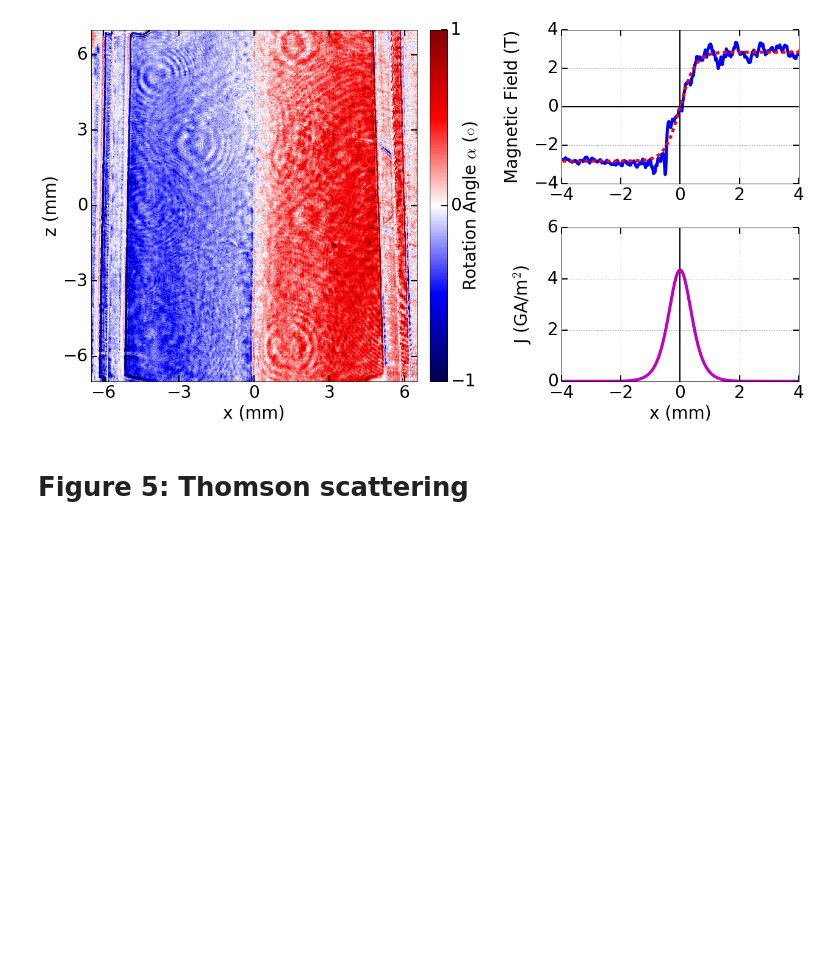
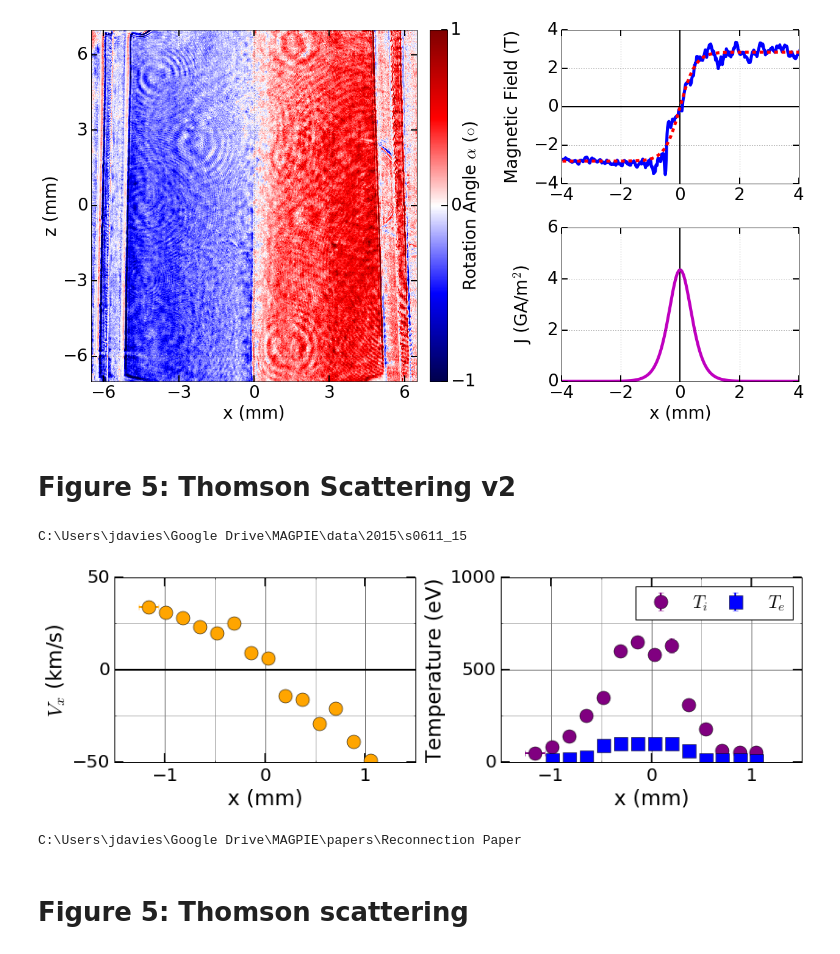
Before and after one commit to jdhare/magpie-analysis, a Jupyter notebook: Figures for Reconnection Paper.ipynb, the cells around one changed output. Cells and saved outputs as stored; diff of their text form; code cells hidden in the pictures; blank space fills up the shorter version.

```diff
--- a/Figures for Reconnection Paper.ipynb
+++ b/Figures for Reconnection Paper.ipynb
@@ -360,3 +360,9 @@ with open(filename+'.txt', 'w', newline='') as file:
     cwriter.writerow(headings)
     for f in data:
         cwriter.writerow(f)
+# %% [markdown]
+# Figure 5: Thomson Scattering v2
+# %%
+cd "~\Google Drive\MAGPIE\data\2015\s0611_15"
+# %% [output]
+C:\Users\jdavies\Google Drive\MAGPIE\data\2015\s0611_15
@@ -362,0 +436,66 @@ with open(filename+'.txt', 'w', newline='') as file:
+# %%
+x_mm=x*1e3
+x_err=np.zeros_like(x_mm)+0.1
+ms=15
+lfs=23
+tfs=20
+elw=2
+
+fig, ax=plt.subplots(1,2,sharex=True,figsize=(12,4))
+
+#single x error_bar per plot
+
+ax[0].errorbar(x_mm[0], xerr=x_err[0], y=(V/1e3)[0], yerr=(V_err/1e3)[0], color='orange', fmt='o',markersize=ms,elinewidth=elw)
+ax[1].errorbar(x_mm[0], xerr=x_err[0], y=T_i[0], yerr=T_i_err[0],  color='purple', fmt='o',markersize=ms,elinewidth=elw)
+#data points
+
+ax[0].errorbar(x_mm[1:], y=(V/1e3)[1:], yerr=(V_err/1e3)[1:],  label=r'$V_in$', color='orange', fmt='o',markersize=ms,elinewidth=elw)
+ax[1].errorbar(x_mm[1:], y=T_i[1:], yerr=T_i_err[1:], label=r'$T_i$', color='purple', fmt='o',markersize=ms,elinewidth=elw)
+ax[1].errorbar(x_mm[1:], y=T_e[1:], yerr=T_e_err[1:],label=r'$T_e$', color='blue', fmt='s',markersize=ms,elinewidth=elw)
+
+ax[0].plot([-2,2],[0,0], lw=2, color='black')
+
+a=ax[0]
+a.set_xlim([-1.5,1.5])
+a.set_xticks([-1,0,1])
+a.xaxis.set_minor_locator(MultipleLocator(0.5))
+
+a.set_ylim([-50,50])
+a.set_yticks([-50,0,50])
+a.yaxis.set_minor_locator(MultipleLocator(25))
+
+a.grid(which='major', color='black', linestyle='-')
+a.grid(which='minor', color='gray', linestyle='-')
+a.set_axisbelow(True)
+
+
+a.tick_params(labelsize=tfs, pad=5, length=10, width=2)
+a.set_ylabel(r'$V_{x}$ (km/s)', fontsize=lfs)
+#a.get_yaxis().set_label_coords(-0.17,0.5)
+a.set_xlabel('x (mm)', fontsize=lfs)
+
+
+a=ax[1]
+a.xaxis.set_minor_locator(MultipleLocator(0.5))
+a.set_ylim([0,1000])
+a.set_yticks([0,500,1000])
+a.yaxis.set_minor_locator(MultipleLocator(250))
+
+a.grid(which='major', color='black', linestyle='-')
+a.grid(which='minor', color='gray', linestyle='-')
+a.set_axisbelow(True)
+
+a.tick_params(labelsize=tfs, pad=5, length=10, width=2)
+a.set_ylabel(r'Temperature (eV)', fontsize=lfs)
+#a.get_yaxis().set_label_coords(-0.17,0.5)
+
+a.legend(fontsize=20, ncol=2, columnspacing=0.5,numpoints=1)
+a.set_xlabel('x (mm)', fontsize=lfs)
+
+fig.tight_layout()
+# %% [output]
+[figure, added]
+# %%
+cd "C:\Users\jdavies\Google Drive\MAGPIE\papers\Reconnection Paper"
+# %% [output]
+C:\Users\jdavies\Google Drive\MAGPIE\papers\Reconnection Paper
```
Also changed, not shown: parts of 8 cells of this notebook.
